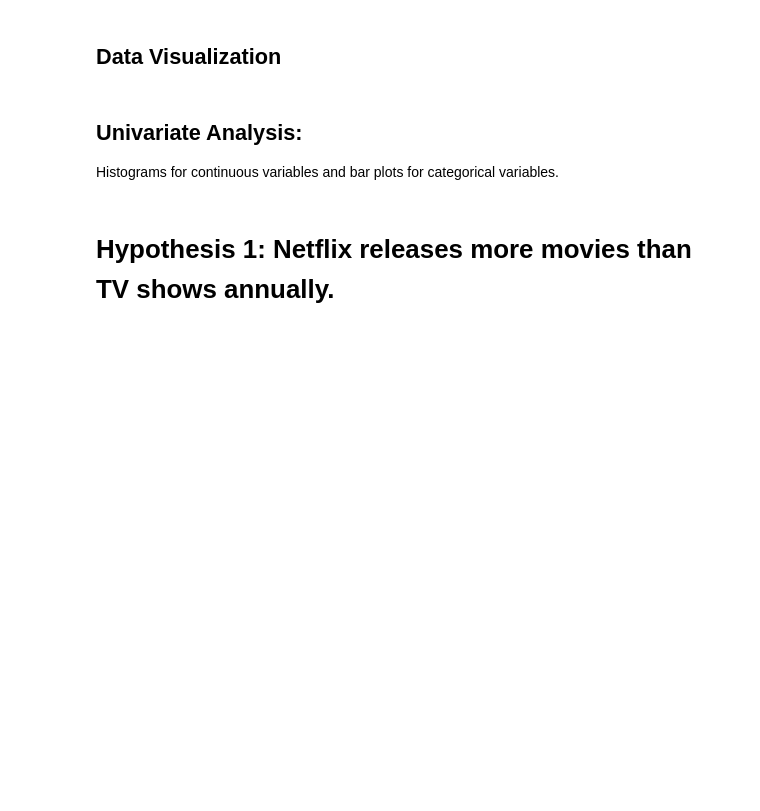
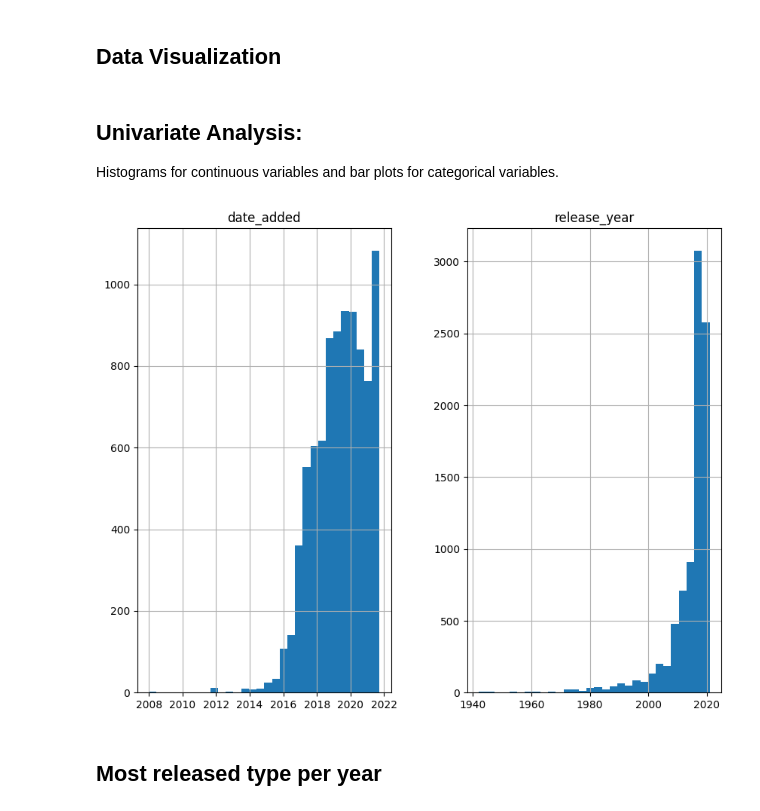
Before and after one commit to AmazingFr3d/Kaggle, a Jupyter notebook: Netflix-EDA.ipynb, the cells around one changed output. Drawn from its saved outputs; the diff is of its cells as text; code cells hidden in the pictures; blank space fills up the shorter version.

Commit message:
Kaggle Notebook | Netflix-EDA | Version 2

```diff
--- a/Netflix-EDA.ipynb
+++ b/Netflix-EDA.ipynb
@@ -161,9 +177,11 @@ data.describe(include="O")
 ## Univariate Analysis:
 Histograms for continuous variables and bar plots for categorical variables.
 # %%
-df.hist(bins=30, figsize=(10, 8))
+data.hist(bins=30, figsize=(10, 8))
 plt.show()
+# %% [output]
+[figure, added]
-# %% [markdown]
-# Hypothesis 1: Netflix releases more movies than TV shows annually.
+# %% [markdown]
+## Most released type per year
 # %%
 # Group data by type and release year
```
Also changed, not shown: parts of 30 cells of this notebook.
